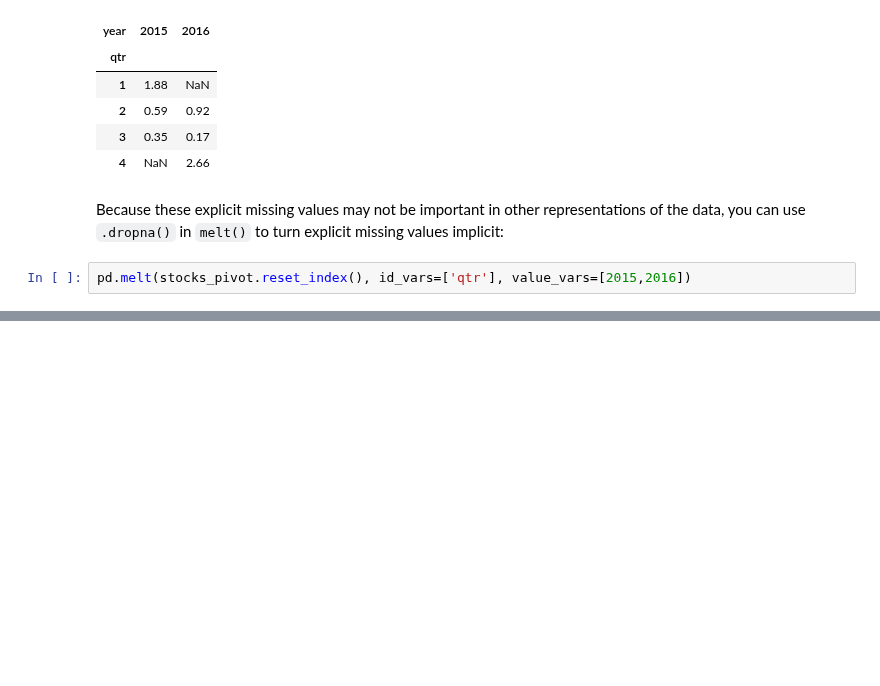
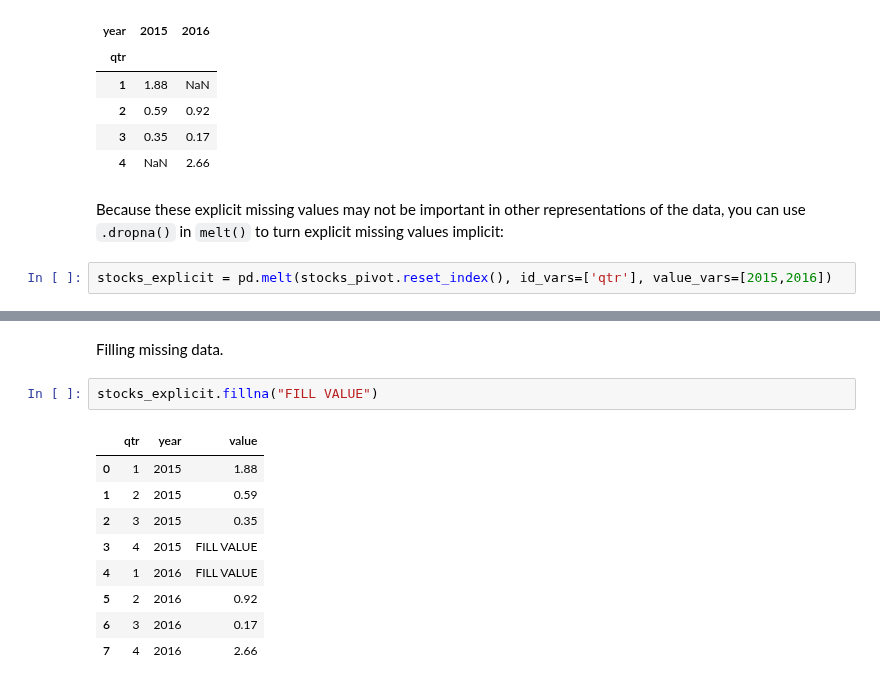
Before and after one commit to markumreed/ds4b, a Jupyter notebook: python_ds4b/02_wrangle/03_tidy_data.ipynb, the cells around one changed output, grey strips where cells are left out. Saved outputs shown, nothing was run; the diff lists cells and outputs as text; blank space fills up the shorter version.

```diff
--- a/python_ds4b/02_wrangle/03_tidy_data.ipynb
+++ b/python_ds4b/02_wrangle/03_tidy_data.ipynb
@@ -406,4 +406,4 @@ stocks_pivot
 # %% [markdown]
 Because these explicit missing values may not be important in other representations of the data, you can use `.dropna()` in `melt()` to turn explicit missing values implicit:
 # %%
-pd.melt(stocks_pivot.reset_index(), id_vars=['qtr'], value_vars=[2015,2016])
+stocks_explicit = pd.melt(stocks_pivot.reset_index(), id_vars=['qtr'], value_vars=[2015,2016])
@@ -431,0 +448,14 @@ There’s one other important tool that you should know for working with missing
+# %% [markdown]
+Filling missing data.
+# %%
+stocks_explicit.fillna("FILL VALUE")
+# %% [output]
+|  | qtr | year | value |
+| 0 | 1 | 2015 | 1.88 |
+| 1 | 2 | 2015 | 0.59 |
+| 2 | 3 | 2015 | 0.35 |
+| 3 | 4 | 2015 | FILL VALUE |
+| 4 | 1 | 2016 | FILL VALUE |
+| 5 | 2 | 2016 | 0.92 |
+| 6 | 3 | 2016 | 0.17 |
+| 7 | 4 | 2016 | 2.66 |
```
Also changed, not shown: parts of 14 cells of this notebook.
